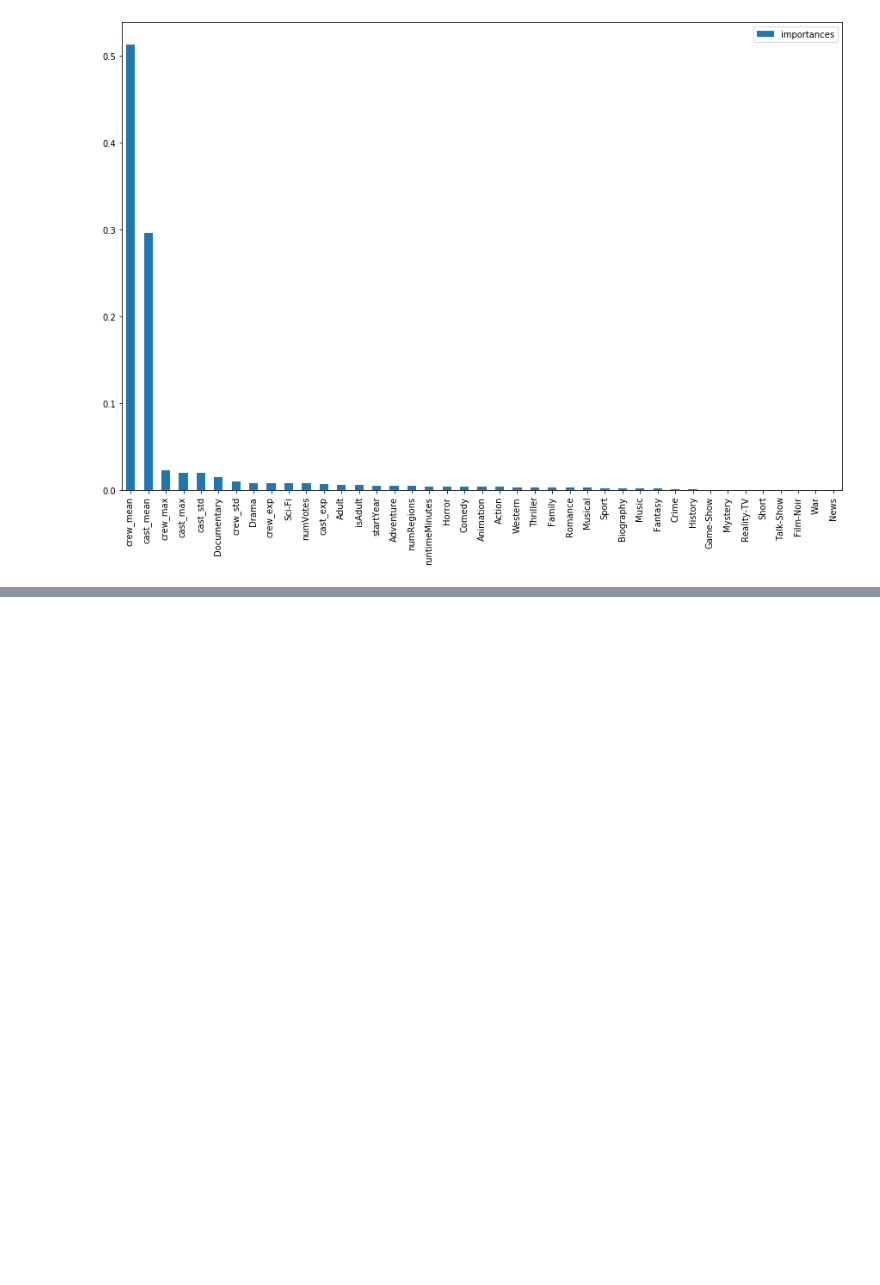
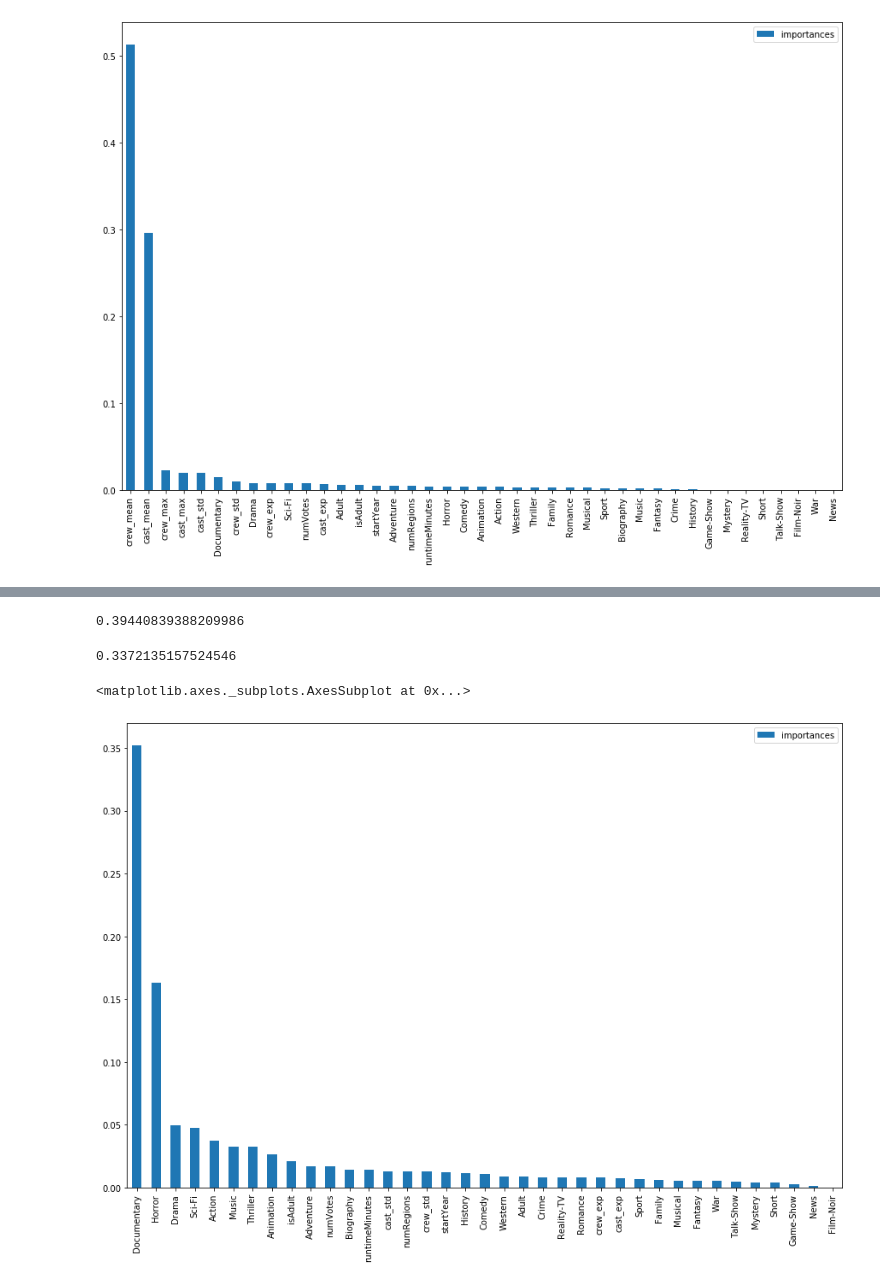
Before and after one commit to tanmaygadgil/imdb-analysis, a Jupyter notebook: Modeling.ipynb, the cells around one changed output, grey strips where cells are left out. Saved outputs shown, nothing was run; the diff lists cells and outputs as text; code cells hidden in the pictures; blank space fills up the shorter version.

```diff
--- a/Modeling.ipynb
+++ b/Modeling.ipynb
@@ -417,0 +436,2 @@ imp.plot.bar(figsize = (15, 10))
+# %%
+y = data[label]
@@ -417,0 +442,2 @@ imp.plot.bar(figsize = (15, 10))
+# %%
+X_train, X_test, y_train, y_test = train_test_split(X, y, train_size = 0.7, random_state = 42)
@@ -417,0 +454,4 @@ imp.plot.bar(figsize = (15, 10))
+# %%
+xgb = XGBRegressor(subsample=0.8, n_jobs=-1, )
+
+xgb.fit(X_train, y_train)
@@ -417,0 +469,16 @@ imp.plot.bar(figsize = (15, 10))
+# %%
+xgb.score(X_train, y_train)
+# %% [output]
+0.39440839388209986
+# %%
+xgb.score(X_test, y_test)
+# %% [output]
+0.3372135157524546
+# %%
+imp = pd.DataFrame({"importances": xgb.feature_importances_},index= train_cols_sub).sort_values(by = 'importances',
+                                                                                                 ascending = False)
+# %%
+imp.plot.bar(figsize = (15, 10))
+# %% [output]
+<matplotlib.axes._subplots.AxesSubplot at 0x...>
+[figure, added]
```
Also changed, not shown: parts of 12 cells of this notebook, 2 other files.
